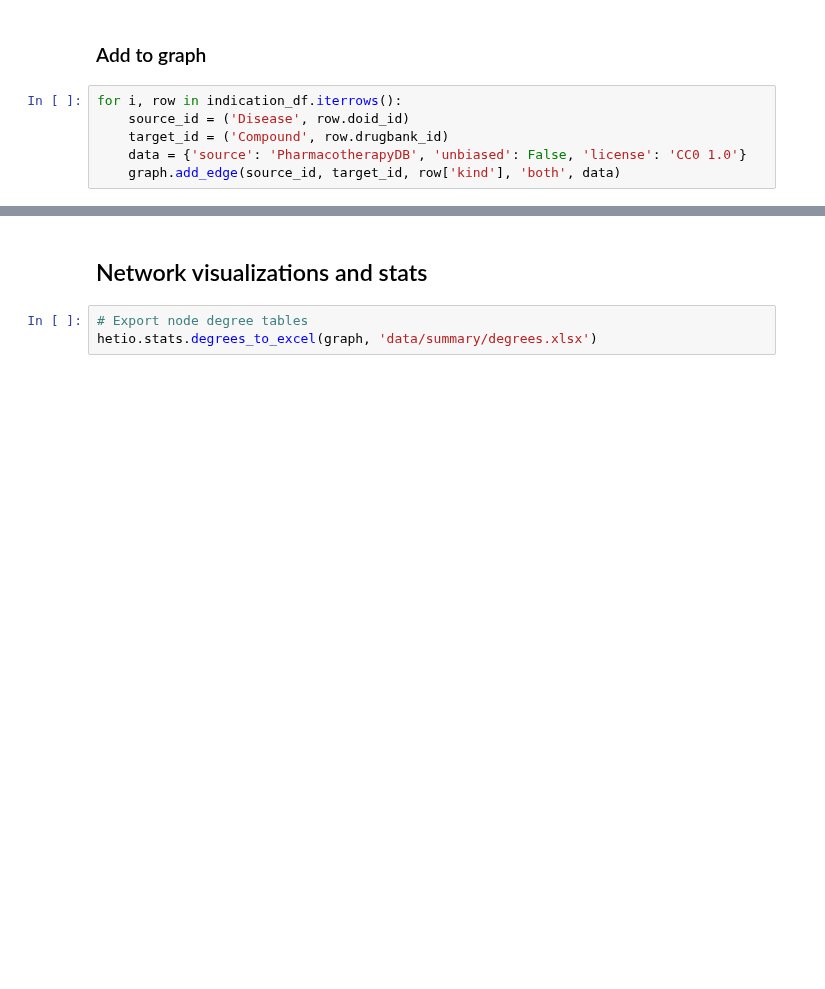
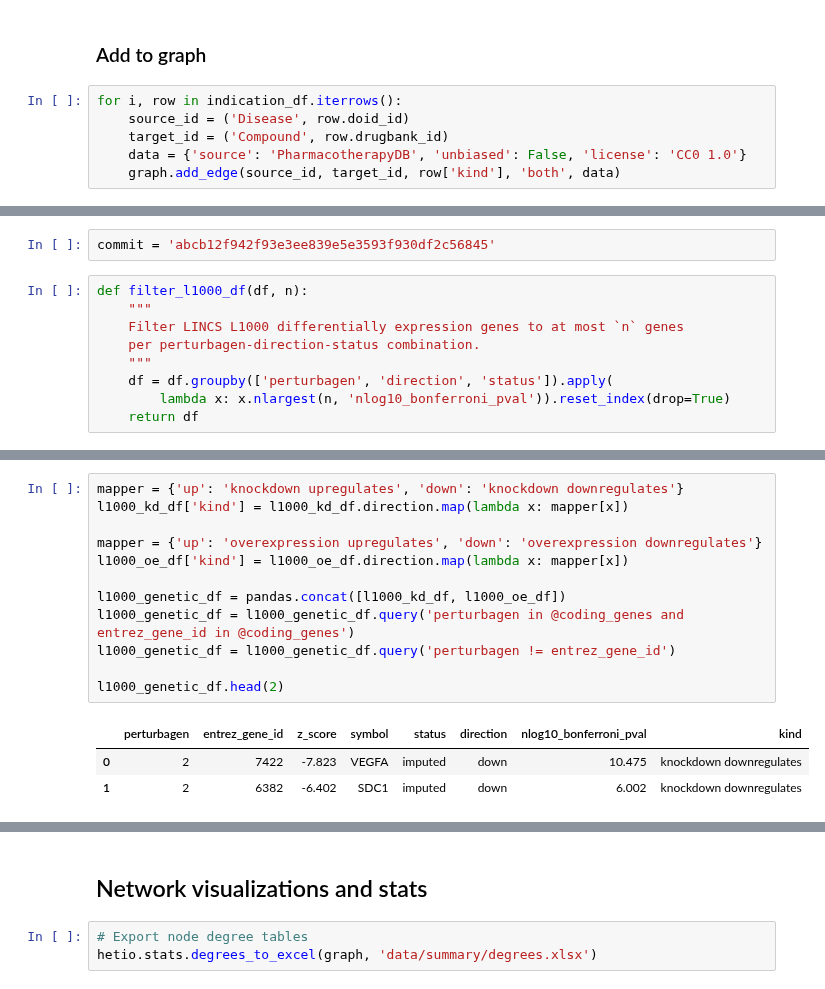
Before and after one commit to veleritas/integrate, a Jupyter notebook: integrate.ipynb, the cells around one changed output, grey strips where cells are left out. Cells and saved outputs as stored; diff of their text form; blank space fills up the shorter version.

```diff
--- a/integrate.ipynb
+++ b/integrate.ipynb
@@ -213,0 +461,11 @@ for i, row in indication_df.iterrows():
+# %%
+commit = 'abcb12f942f93e3ee839e5e3593f930df2c56845'
+# %%
+def filter_l1000_df(df, n):
+    """
+    Filter LINCS L1000 differentially expression genes to at most `n` genes
+    per perturbagen-direction-status combination.
+    """
+    df = df.groupby(['perturbagen', 'direction', 'status']).apply(
+        lambda x: x.nlargest(n, 'nlog10_bonferroni_pval')).reset_index(drop=True)
+    return df
@@ -213,0 +505,16 @@ for i, row in indication_df.iterrows():
+# %%
+mapper = {'up': 'knockdown upregulates', 'down': 'knockdown downregulates'}
+l1000_kd_df['kind'] = l1000_kd_df.direction.map(lambda x: mapper[x])
+
+mapper = {'up': 'overexpression upregulates', 'down': 'overexpression downregulates'}
+l1000_oe_df['kind'] = l1000_oe_df.direction.map(lambda x: mapper[x])
+
+l1000_genetic_df = pandas.concat([l1000_kd_df, l1000_oe_df])
+l1000_genetic_df = l1000_genetic_df.query('perturbagen in @coding_genes and entrez_gene_id in @coding_genes')
+l1000_genetic_df = l1000_genetic_df.query('perturbagen != entrez_gene_id')
+
+l1000_genetic_df.head(2)
+# %% [output]
+|  | perturbagen | entrez_gene_id | z_score | symbol | status | direction | nlog10_bonferroni_pval | kind |
+| 0 | 2 | 7422 | -7.823 | VEGFA | imputed | down | 10.475 | knockdown downregulates |
+| 1 | 2 | 6382 | -6.402 | SDC1 | imputed | down | 6.002 | knockdown downregulates |
```
Also changed, not shown: parts of 47 cells of this notebook.
